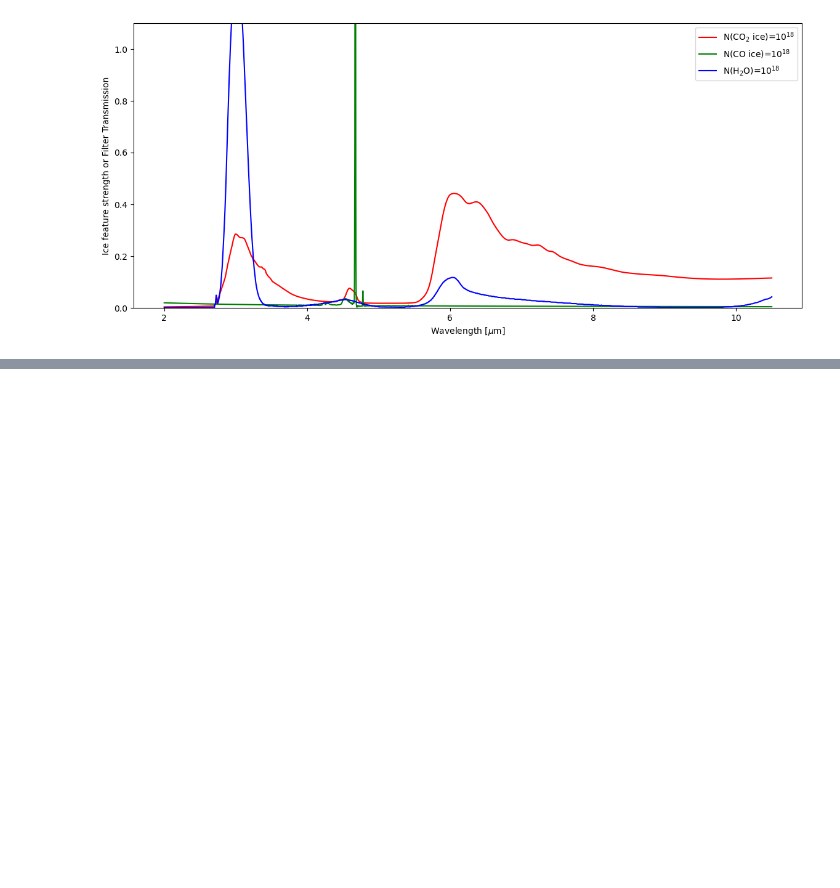
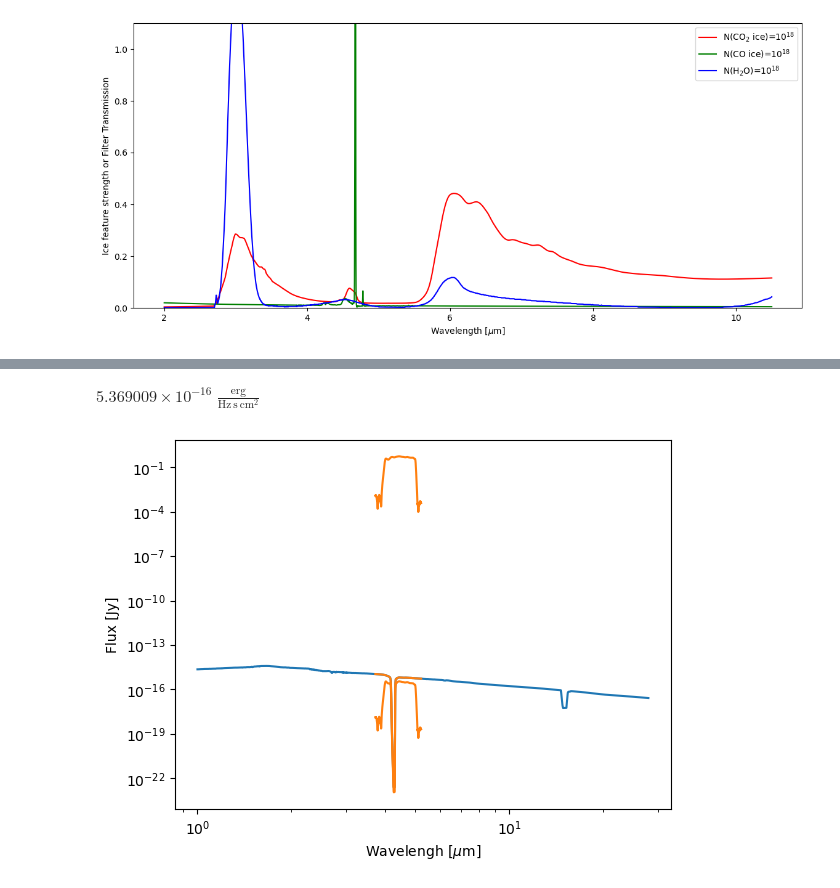
Before and after one commit to SpacialTree/smart-plotters, a Jupyter notebook: notebooks/ice_modeling.ipynb, the cells around one changed output, grey strips where cells are left out. Cells and saved outputs as stored; diff of their text form; code cells hidden in the pictures; blank space fills up the shorter version.

```diff
--- a/notebooks/ice_modeling.ipynb
+++ b/notebooks/ice_modeling.ipynb
@@ -209,0 +326,5 @@ plt.legend()
+# %%
+temperatures = (2000, 3000, 4000, 5000, 7000, 10000, 12000, 15000, 25000, 39000)
+
+tmods = {temperature: atmo_model(temperature)
+         for temperature in temperatures}
@@ -209,0 +982,11 @@ plt.legend()
+# %%
+consts = load_molecule('co2')
+xarr = tmods[temperature]['nu'].quantity.to(u.um, u.spectral())
+spec = absorbed_spectrum(5e18*u.cm**-2, consts, molecular_weight=molecule_data['co2']['molwt'],
+                          spectrum=tmods[temperature]['fnu'].quantity,
+                          xarr=xarr,
+                         )
+fluxes_in_one_filter('Spitzer/IRAC.I2', xarr, spec, doplot=True)
+# %% [output]
+$5.369009 \times 10^{-16} \; \mathrm{\frac{erg}{Hz\,s\,cm^{2}}}$
+[figure, added]
```
Also changed, not shown: parts of 19 cells of this notebook, 1 other file.
